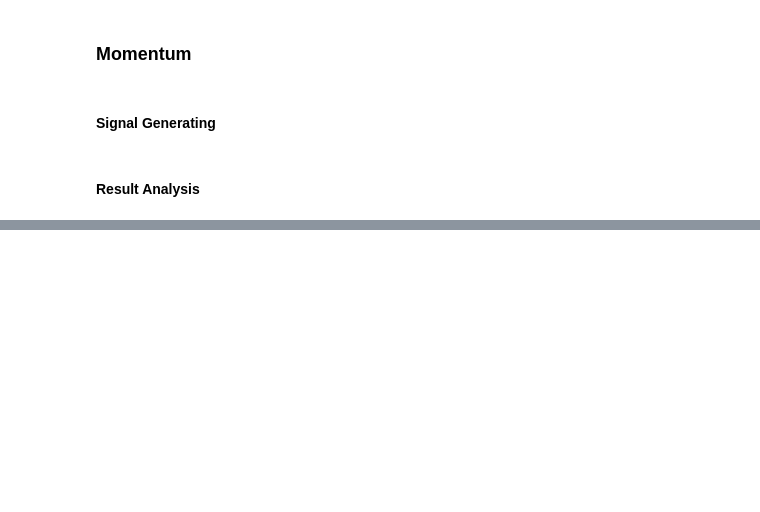
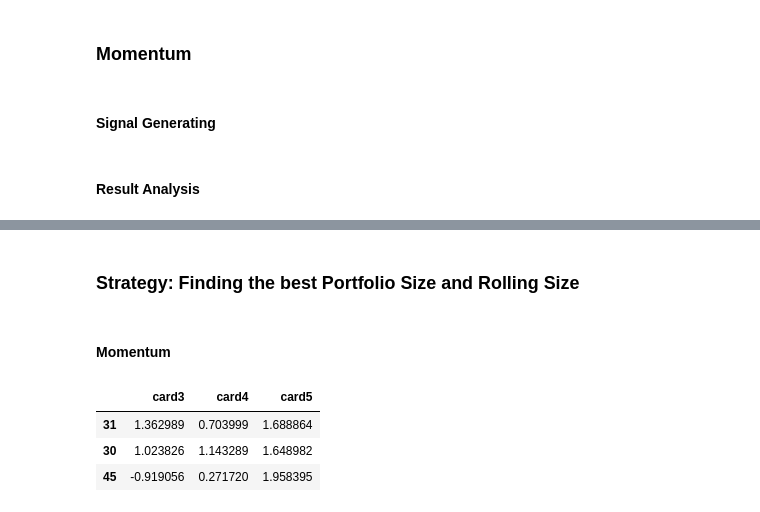
Before and after one commit to DihengChen/Cryptocurrency_Strategy, a Jupyter notebook: Implement/Identifying Small Mean Reverting Portfolios.ipynb, the cells around one changed output, grey strips where cells are left out. Drawn from its saved outputs; the diff is of its cells as text; code cells hidden in the pictures; blank space fills up the shorter version.

```diff
--- a/Implement/Identifying Small Mean Reverting Portfolios.ipynb
+++ b/Implement/Identifying Small Mean Reverting Portfolios.ipynb
@@ -163,3 +167,38 @@ Maximum draw down:  -0.937837538998
 re_a2.figure_plot()
 # %% [output]
 [drawing not drawn]
+# %% [markdown]
+### Strategy: Finding the best Portfolio Size and Rolling Size
+# %%
+def sharp_ratio(step,opt):
+    position_=signal_class.changing_rolling_size(step)
+    trade_ret=(ret.loc[position_.index]*position_).sum(axis=1)
+    if opt=='max':
+        for i in range(len(trade_ret)):
+            if trade_ret[i]>0:
+                position_.iloc[i,:]=-position_.iloc[i,:]
+    elif opt=='min':
+        for i in range(len(trade_ret)):
+            if trade_ret[i]<0:
+                position_.iloc[i,:]=-position_.iloc[i,:]
+    return_sep=ret.loc[position_.index].iloc[1:,:].values*position_.iloc[:-1,:]
+    daily_re=return_sep.sum(axis=1)
+    re=result_analysis.result_daily(daily_re,365)
+    re.get_metrics()
+    return re.sp
+# %% [markdown]
+#### Momentum
+# %%
+sp_df=pd.DataFrame()
+x=np.arange(1,100)
+for k in range(3,6):
+    signal_class=generate_signals.signal_2(ret,card=k)
+    signal_class.get_signal('max')
+    sp_df['card'+str(k)]=[sharp_ratio(i,'max') for i in x]
+# %%
+sp_df.iloc[sp_df.idxmax()]
+# %% [output]
+|  | card3 | card4 | card5 |
+| 31 | 1.362989 | 0.703999 | 1.688864 |
+| 30 | 1.023826 | 1.143289 | 1.648982 |
+| 45 | -0.919056 | 0.271720 | 1.958395 |
```
Also changed, not shown: parts of 19 cells of this notebook.
